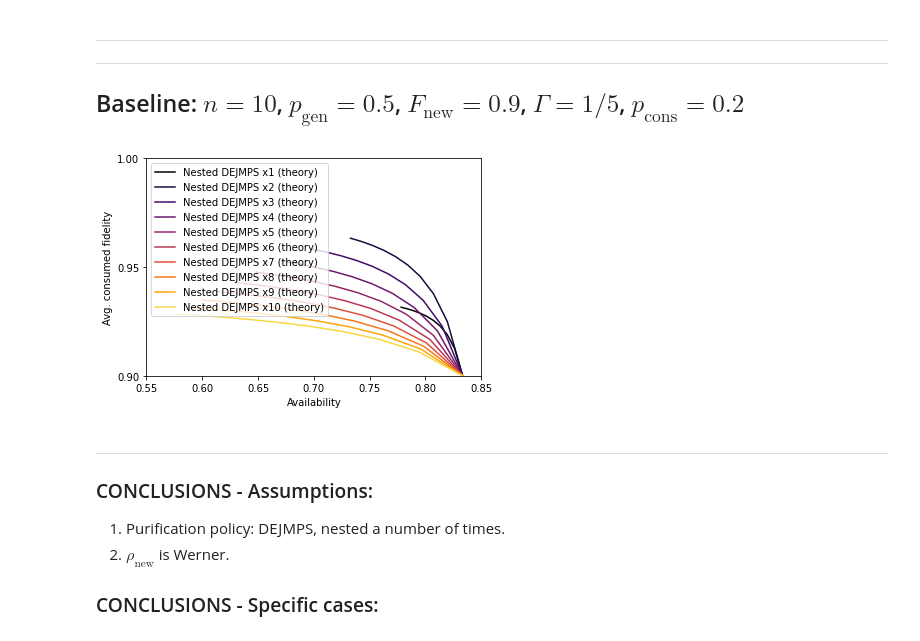
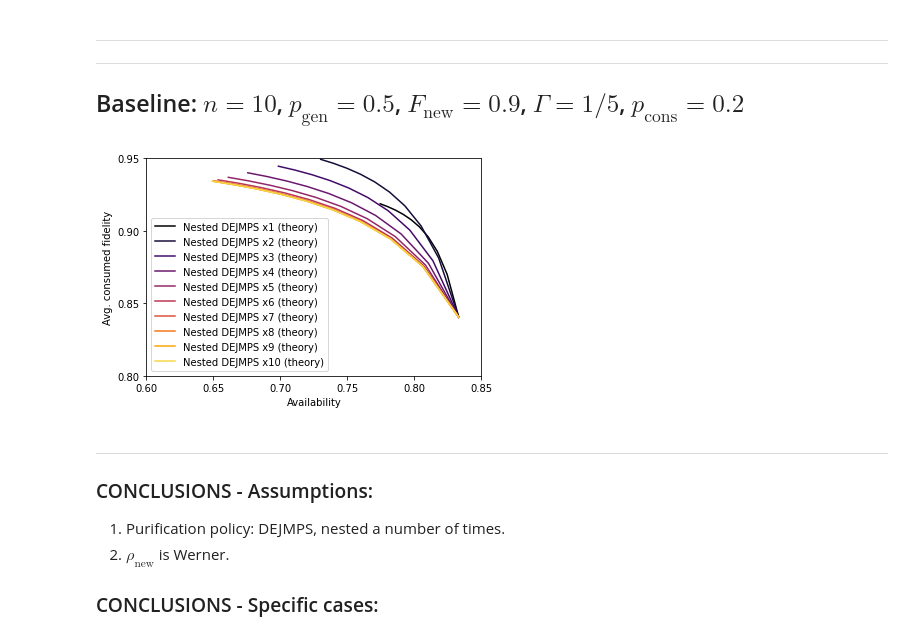
Before and after one commit to AlvaroGI/buffering-1GnB, a Jupyter notebook: RESULTS-nested-DEJMPS.ipynb, the cells around one changed output. Saved outputs shown, nothing was run; the diff lists cells and outputs as text; code cells hidden in the pictures.

```diff
--- a/RESULTS-nested-DEJMPS.ipynb
+++ b/RESULTS-nested-DEJMPS.ipynb
@@ -74,30 +74,30 @@ main.AFplot(policy_names, sim_data=None, theory_data=theory_data, filename=None)
 # %%
 n = 10
 
 # GEN
-p_gen = 1
+p_gen = 0.5
 F_new = 0.9
 rho_new = np.diag([F_new, (1-F_new)/3, (1-F_new)/3, (1-F_new)/3])
 
 # PURIF
 q_purif = np.linspace(0,1,10)
 policy_names = ['Nested DEJMPS x'+str(i) for i in range(1,n+1)]
 pur_after_swap = False
 
 # NOISE
-Gamma = 0
+Gamma = 1/50
 
 # CONS
 p_cons = 0.2
 
 # VARYING PARAMETER
 varying_param = 'q_purif'
 
 ## RUN ##
 imp.reload(main)
 main.AFplot_theory(varying_param, n, p_gen, rho_new, q_purif, policy_names, pur_after_swap, Gamma, p_cons)
 # %% [output]
-[figure, old version]
+[figure, new version]
 # %% [markdown]
 ---
 ### CONCLUSIONS - Assumptions:
```
